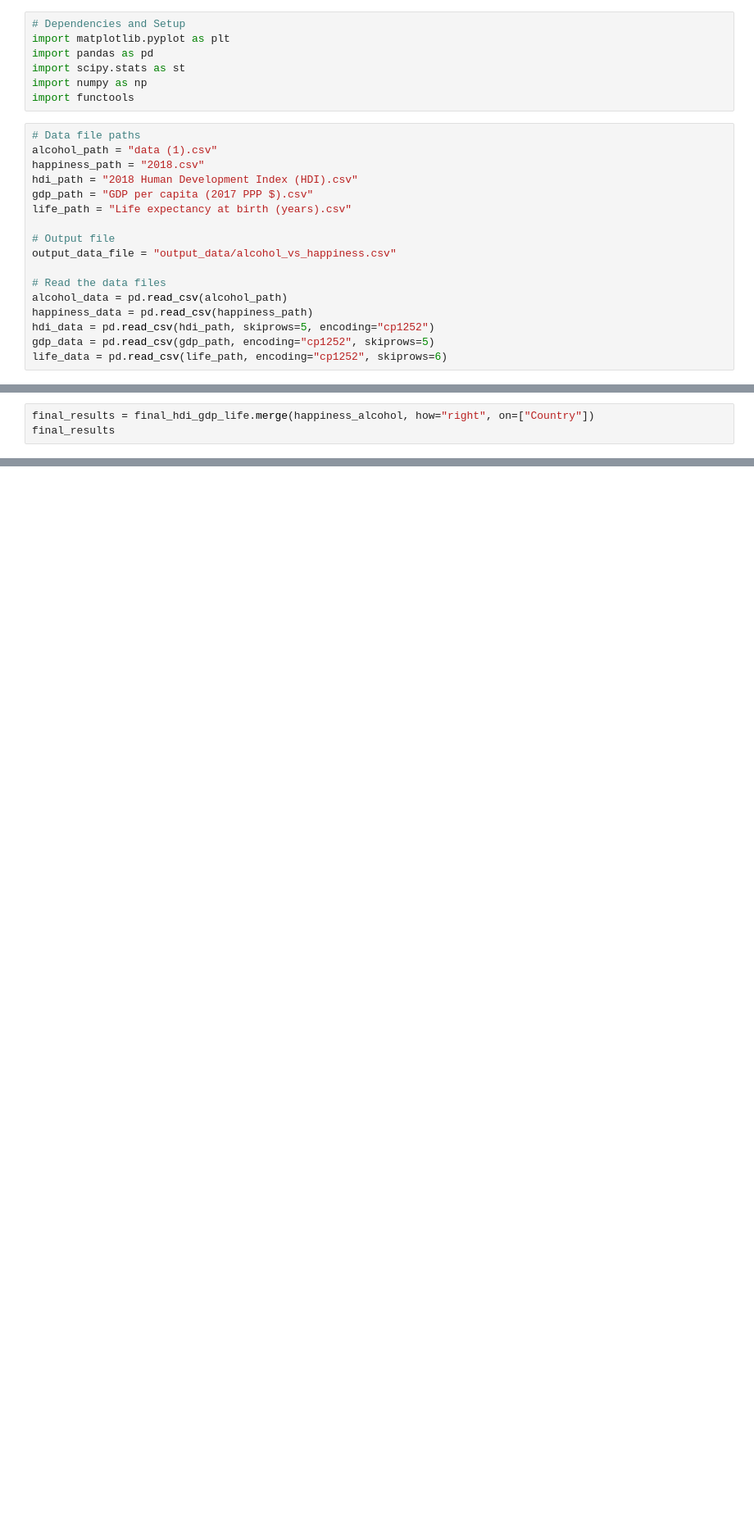
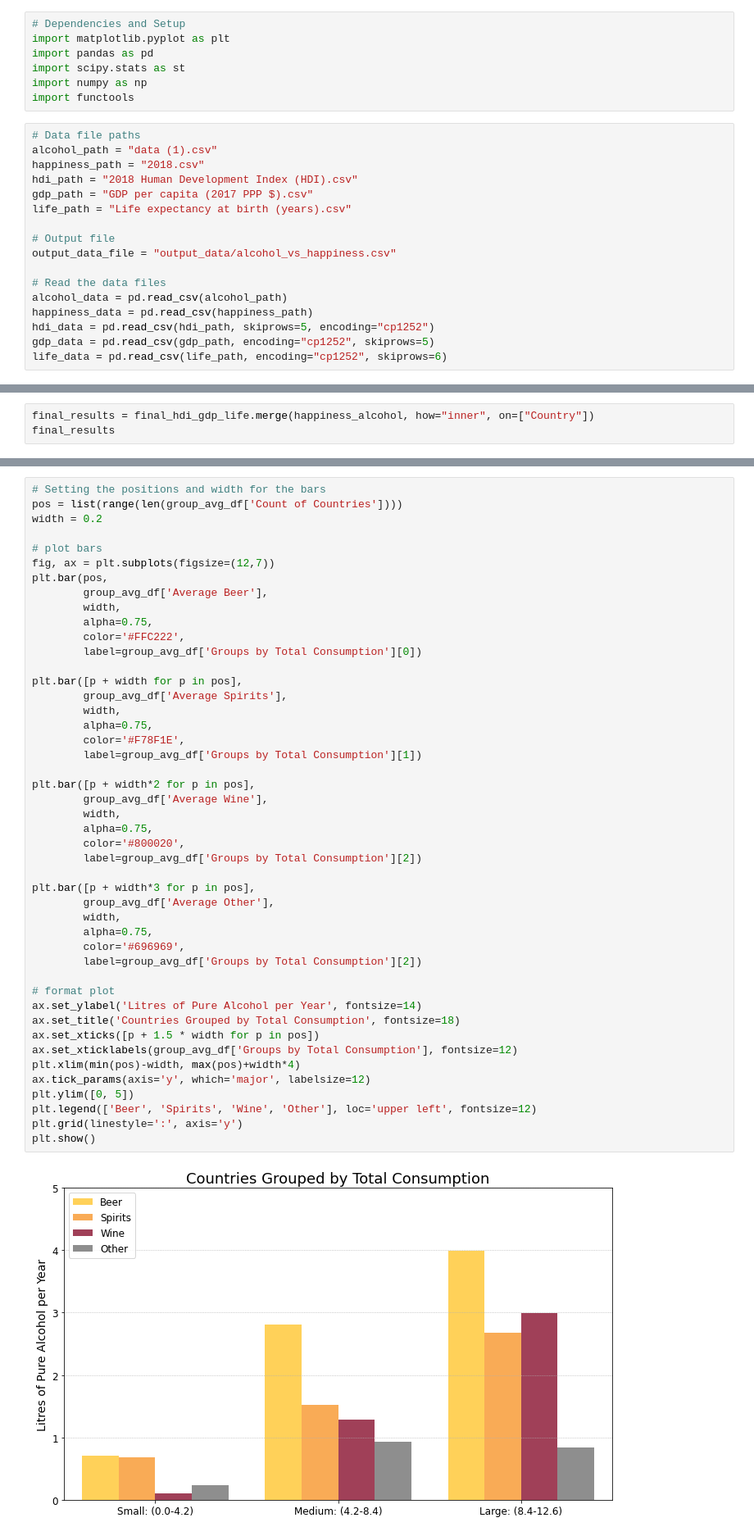
Before and after one commit to Steff-C/Project-1-Happiness-, a Jupyter notebook: Happiness.ipynb, the cells around one changed output, grey strips where cells are left out. Shown at 82% size. Drawn from its saved outputs; the diff is of its cells as text; blank space fills up the shorter version.

Commit message:
Grouped countries and created grouped bar chart.

```diff
--- a/Happiness.ipynb
+++ b/Happiness.ipynb
@@ -65,3 +135,3 @@ happiness_alcohol
 # %%
-final_results = final_hdi_gdp_life.merge(happiness_alcohol, how="right", on=["Country"])
+final_results = final_hdi_gdp_life.merge(happiness_alcohol, how="inner", on=["Country"])
 final_results
@@ -70,0 +235,48 @@ top_alcohol
+# %%
+# Setting the positions and width for the bars
+pos = list(range(len(group_avg_df['Count of Countries'])))
+width = 0.2
+
+# plot bars
+fig, ax = plt.subplots(figsize=(12,7))
+plt.bar(pos,
+        group_avg_df['Average Beer'],
+        width,
+        alpha=0.75,
+        color='#FFC222',
+        label=group_avg_df['Groups by Total Consumption'][0])
+
+plt.bar([p + width for p in pos],
+        group_avg_df['Average Spirits'],
+        width,
+        alpha=0.75,
+        color='#F78F1E',
+        label=group_avg_df['Groups by Total Consumption'][1])
+
+plt.bar([p + width*2 for p in pos],
+        group_avg_df['Average Wine'],
+        width,
+        alpha=0.75,
+        color='#800020',
+        label=group_avg_df['Groups by Total Consumption'][2])
+
+plt.bar([p + width*3 for p in pos],
+        group_avg_df['Average Other'],
+        width,
+        alpha=0.75,
+        color='#696969',
+        label=group_avg_df['Groups by Total Consumption'][2])
+
+# format plot
+ax.set_ylabel('Litres of Pure Alcohol per Year', fontsize=14)
+ax.set_title('Countries Grouped by Total Consumption', fontsize=18)
+ax.set_xticks([p + 1.5 * width for p in pos])
+ax.set_xticklabels(group_avg_df['Groups by Total Consumption'], fontsize=12)
+plt.xlim(min(pos)-width, max(pos)+width*4)
+ax.tick_params(axis='y', which='major', labelsize=12)
+plt.ylim([0, 5])
+plt.legend(['Beer', 'Spirits', 'Wine', 'Other'], loc='upper left', fontsize=12)
+plt.grid(linestyle=':', axis='y')
+plt.show()
+# %% [output]
+[figure, added]
```
Also changed, not shown: parts of 9 cells of this notebook, 2 other files.
